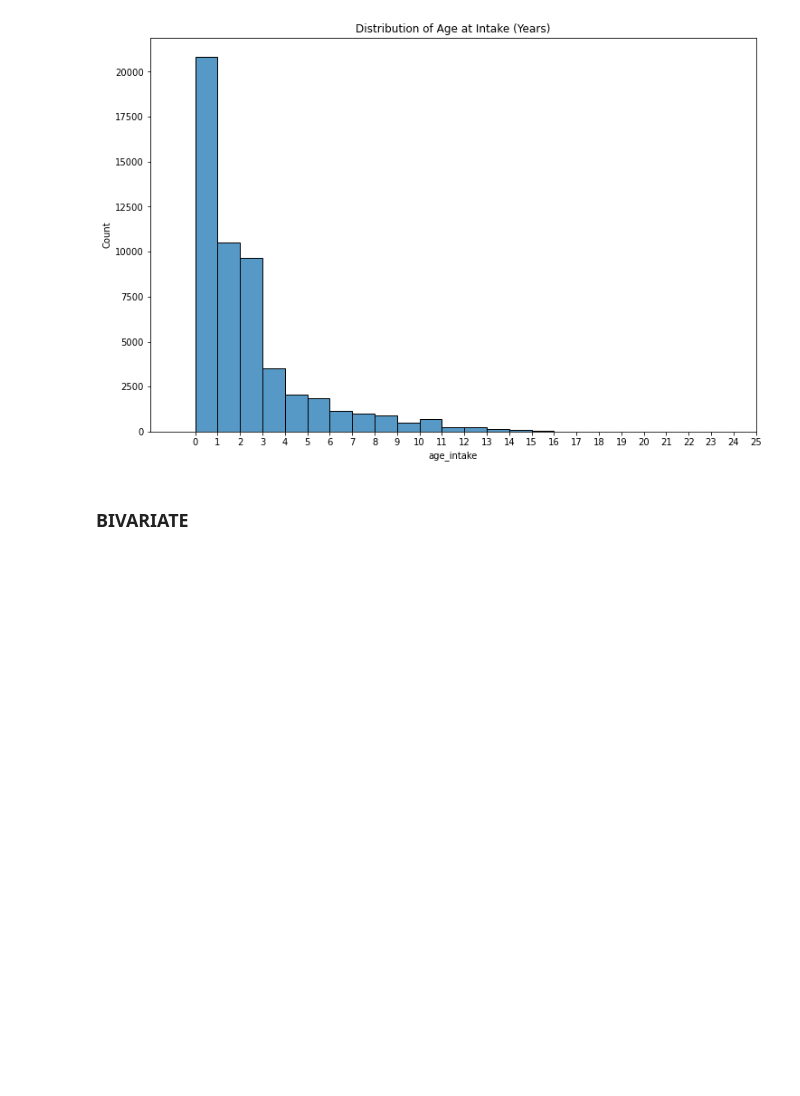
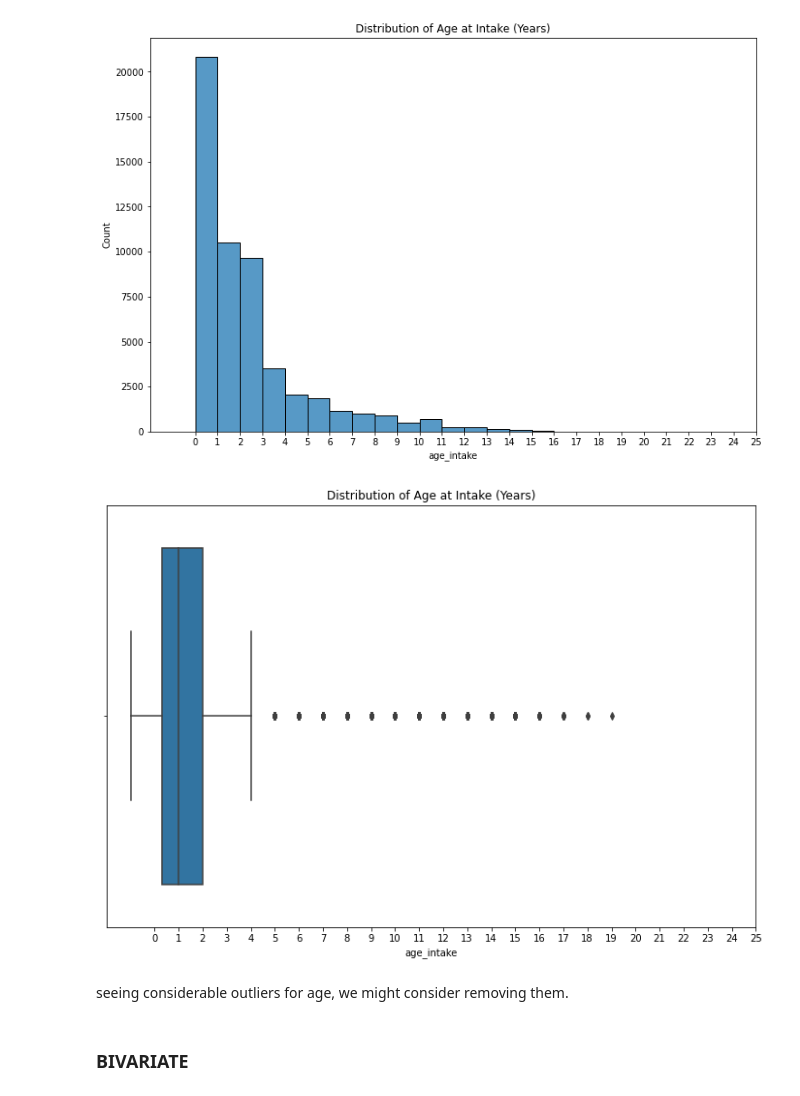
Before and after one commit to bensmith07/aac-classification-project, a Jupyter notebook: explore_notebook.ipynb, the cells around one changed output. Drawn from its saved outputs; the diff is of its cells as text; code cells hidden in the pictures; blank space fills up the shorter version.

```diff
--- a/explore_notebook.ipynb
+++ b/explore_notebook.ipynb
@@ -113,6 +114,16 @@ plt.title('Distribution of Age at Intake (Years)')
 plt.show()
 # %% [output]
 [figure]
+# %%
+plt.figure(figsize=(12,8))
+sns.boxplot(df.age_intake / pd.Timedelta(days=1) / 365)
+plt.xticks(range(26))
+plt.title('Distribution of Age at Intake (Years)')
+plt.show()
+# %% [output]
+[figure, added]
+# %% [markdown]
+ seeing considerable outliers for age, we might consider removing them.
 # %% [markdown]
 ### BIVARIATE
 # %% [markdown]
```
Also changed, not shown: parts of 6 cells of this notebook, 4 other files.
